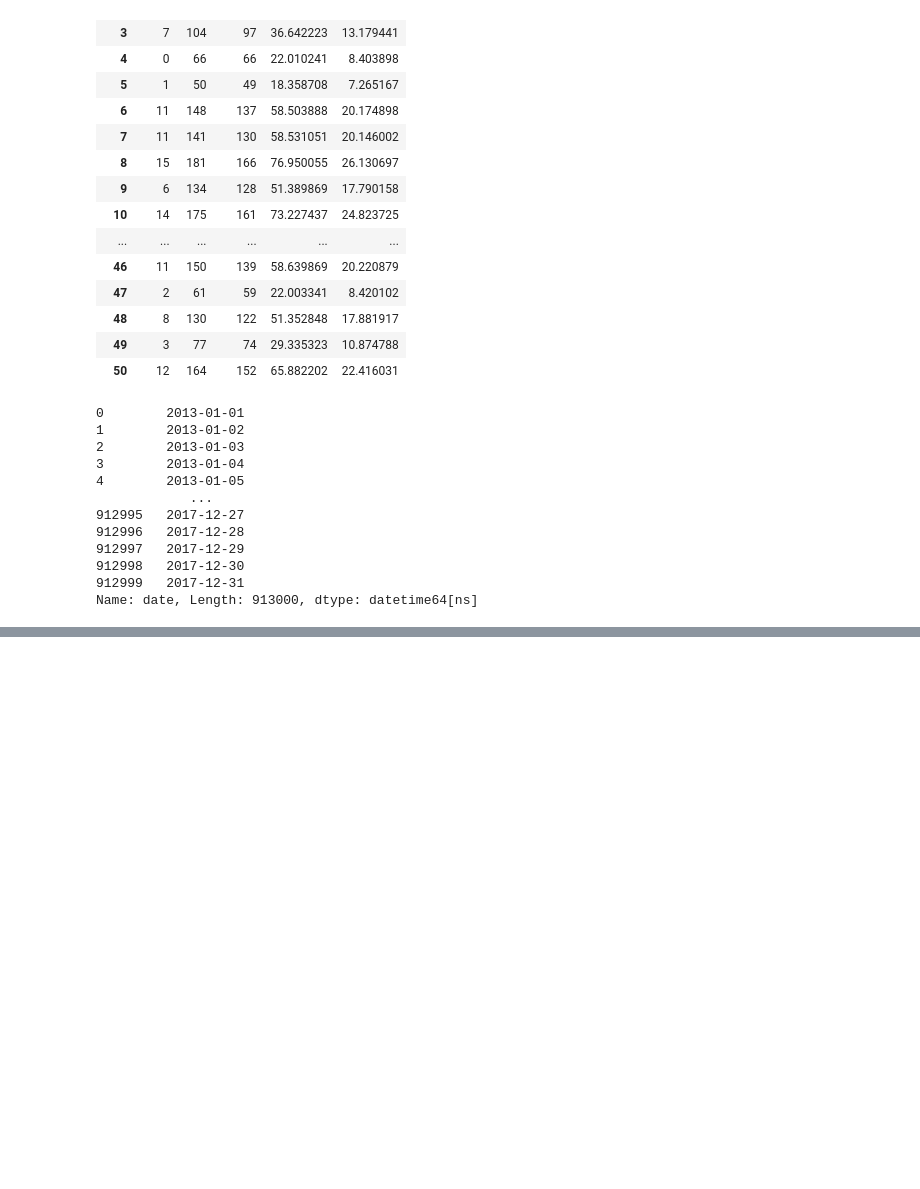
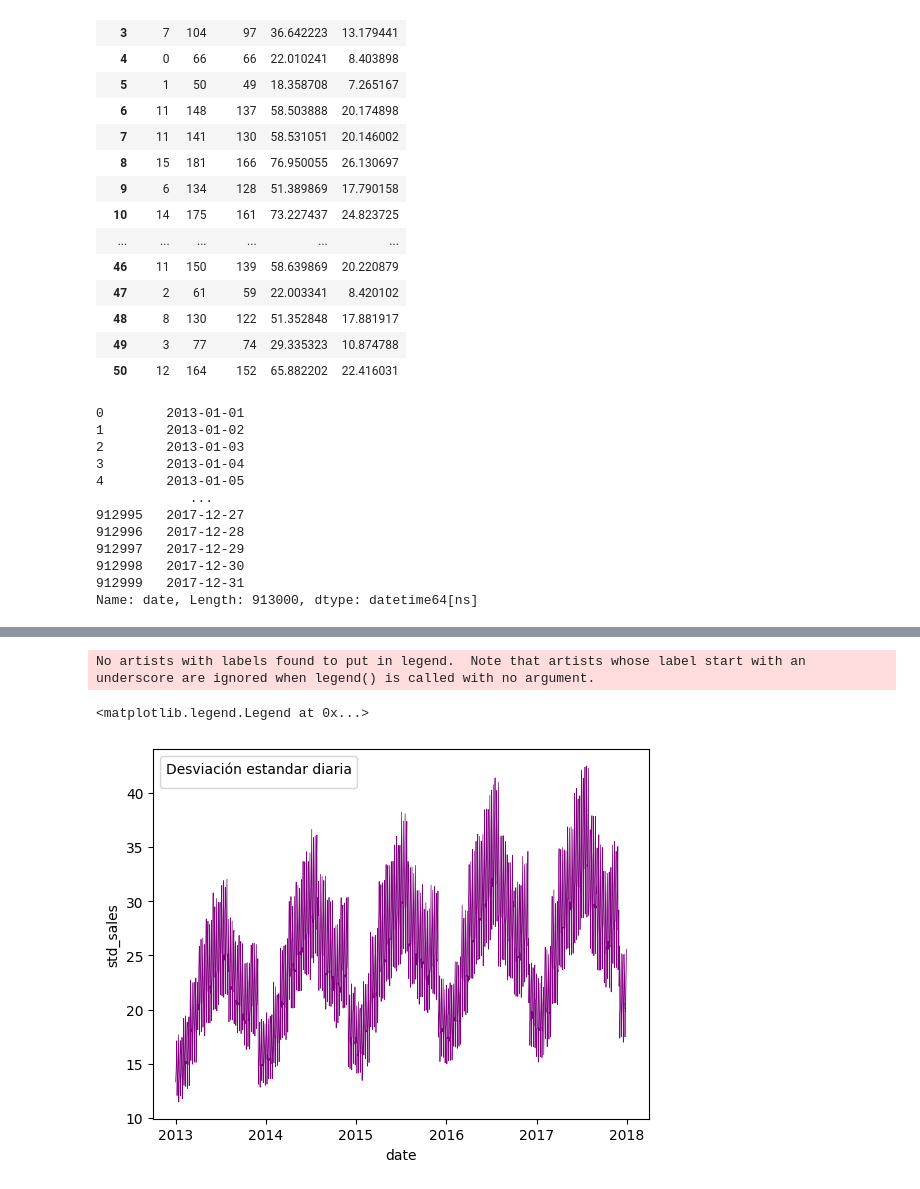
Before and after one commit to where-are-the-avocados/Data-Analysis, a Jupyter notebook: project_n1.ipynb, the cells around one changed output, grey strips where cells are left out. Saved outputs shown, nothing was run; the diff lists cells and outputs as text; code cells hidden in the pictures; blank space fills up the shorter version.

```diff
--- a/project_n1.ipynb
+++ b/project_n1.ipynb
@@ -449,0 +482,4 @@ Name: sales, Length: 1826, dtype: int64
+# %%
+# Desviacion estandar diaria de las ventas
+daily_std = train.groupby("date")["sales"].std().reset_index().rename(columns={"sales":"std_sales"})
+print(daily_std)
@@ -449,0 +501,7 @@ Name: sales, Length: 1826, dtype: int64
+# %%
+sns.lineplot(data=daily_std, x="date", y="std_sales", color=("purple"), linewidth=0.5)
+plt.legend(title="Desviación estandar diaria")
+# %% [output]
+No artists with labels found to put in legend.  Note that artists whose label start with an underscore are ignored when legend() is called with no argument.
+<matplotlib.legend.Legend at 0x...>
+[figure, added]
```
Also changed, not shown: parts of 7 cells of this notebook.
